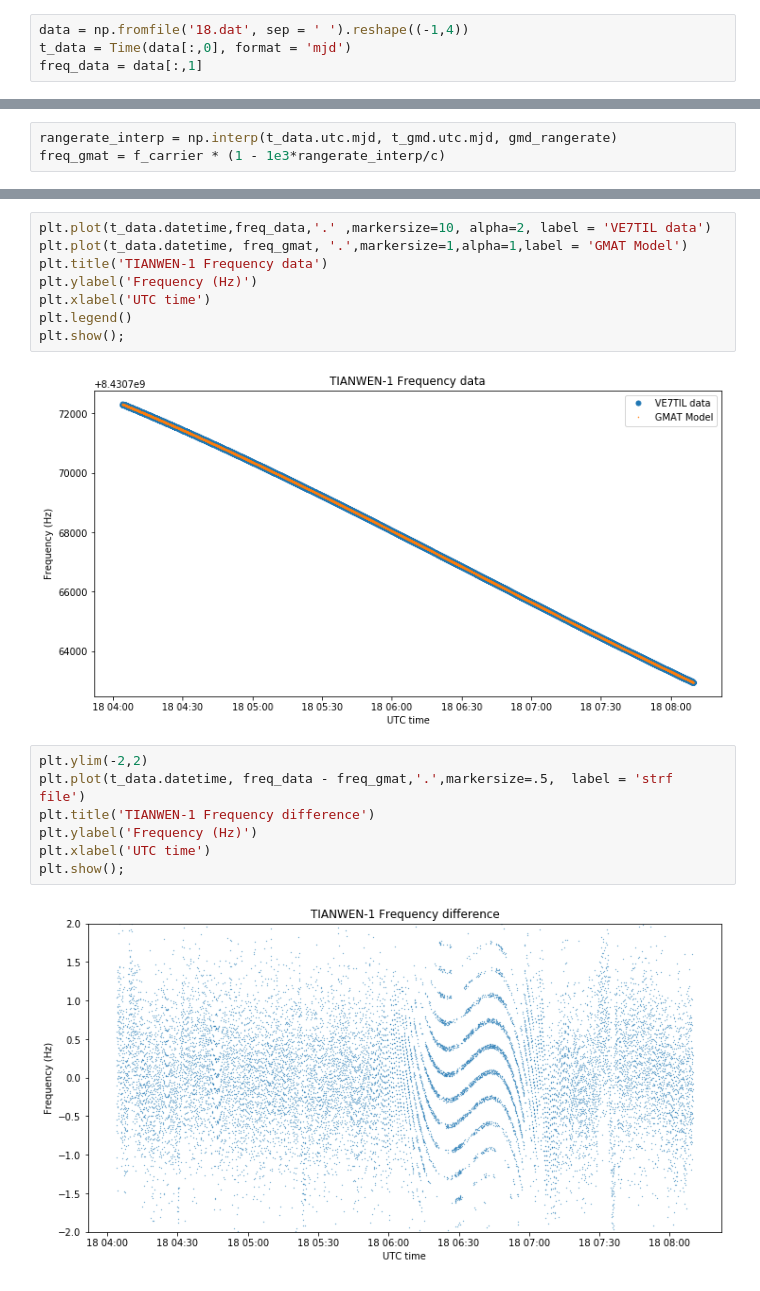
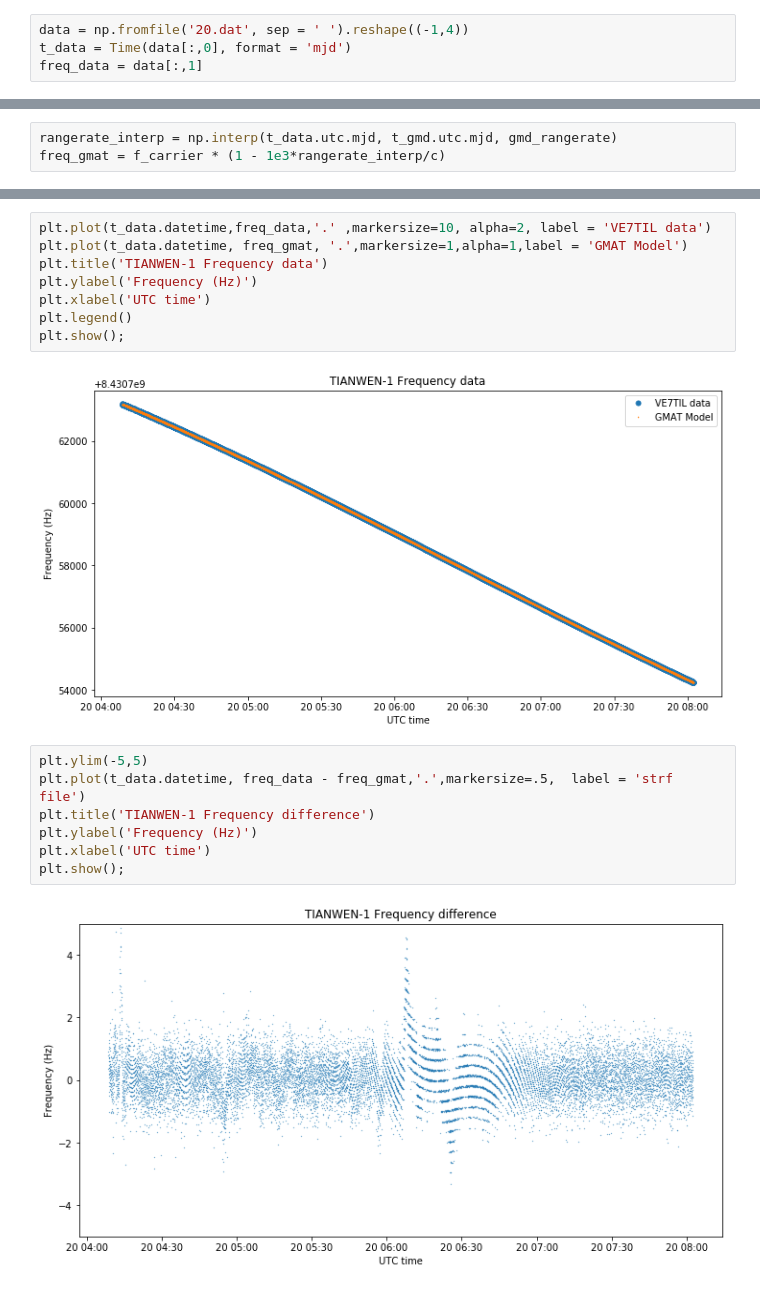
Before and after one commit to ScottTilley/tianwen1, a Jupyter notebook: Doppler_study.ipynb, the cells around one changed output, grey strips where cells are left out. Drawn from its saved outputs; the diff is of its cells as text.

```diff
--- a/Doppler_study.ipynb
+++ b/Doppler_study.ipynb
@@ -15,7 +15,7 @@ plt.rcParams['figure.facecolor'] = 'w'
 #f_carrier = 8431.0165302617e6 before GPSDO software change, average of Oct 11-17th.
 f_carrier = 8431.01653051e6
 # %%
-data = np.fromfile('18.dat', sep = ' ').reshape((-1,4))
+data = np.fromfile('20.dat', sep = ' ').reshape((-1,4))
 t_data = Time(data[:,0], format = 'mjd')
 freq_data = data[:,1]
 # %%
@@ -86,13 +86,13 @@ plt.xlabel('UTC time')
 plt.legend()
 plt.show();
 # %% [output]
-[figure, old version]
+[figure, new version]
 # %%
-plt.ylim(-2,2)
+plt.ylim(-5,5)
 plt.plot(t_data.datetime, freq_data - freq_gmat,'.',markersize=.5,  label = 'strf file')
 plt.title('TIANWEN-1 Frequency difference')
 plt.ylabel('Frequency (Hz)')
 plt.xlabel('UTC time')
 plt.show();
 # %% [output]
-[figure, old version]
+[figure, new version]
```
Also changed, not shown: parts of 2 cells of this notebook, 2 other files.
